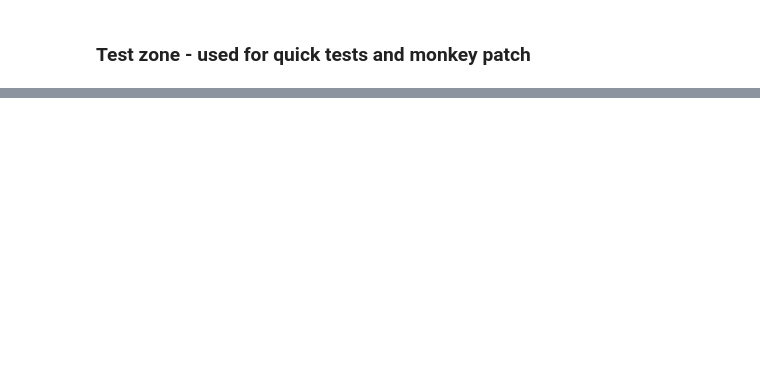
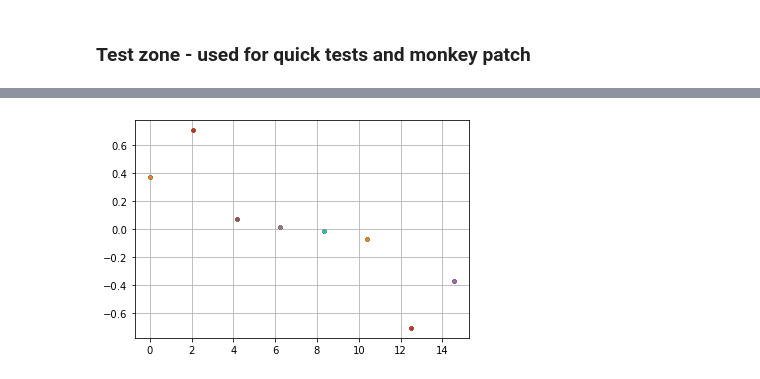
Before and after one commit to demetriomagatti/molecular_dynamics, a Jupyter notebook: molecular_dynamics.ipynb, the cells around one changed output, grey strips where cells are left out. Cells and saved outputs as stored; diff of their text form; code cells hidden in the pictures; blank space fills up the shorter version.

```diff
--- a/molecular_dynamics.ipynb
+++ b/molecular_dynamics.ipynb
@@ -97,3 +103,9 @@ n_atoms,sx,sy,sz,x,y,z = lattice
+# %%
+for i in range(255):
+    plt.plot(z[i],Fz[i],'.')
+plt.grid()
+# %% [output]
+[figure, added]
 # %%
 for i in range(255):
     plt.plot(x[i],FxA[i],'.')
```
Also changed, not shown: parts of 22 cells of this notebook, 1 other file.
